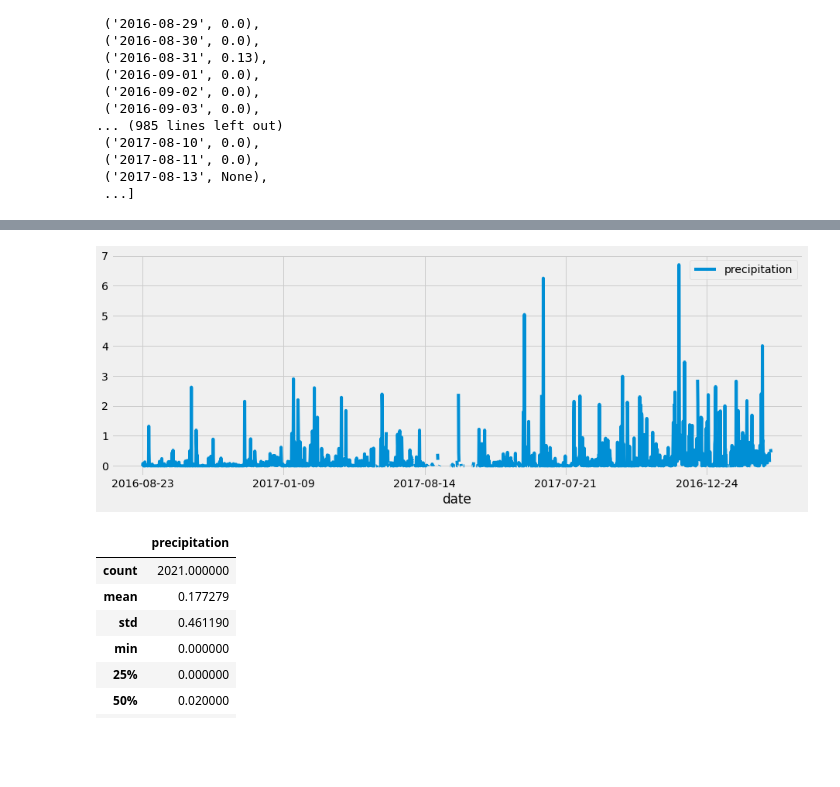
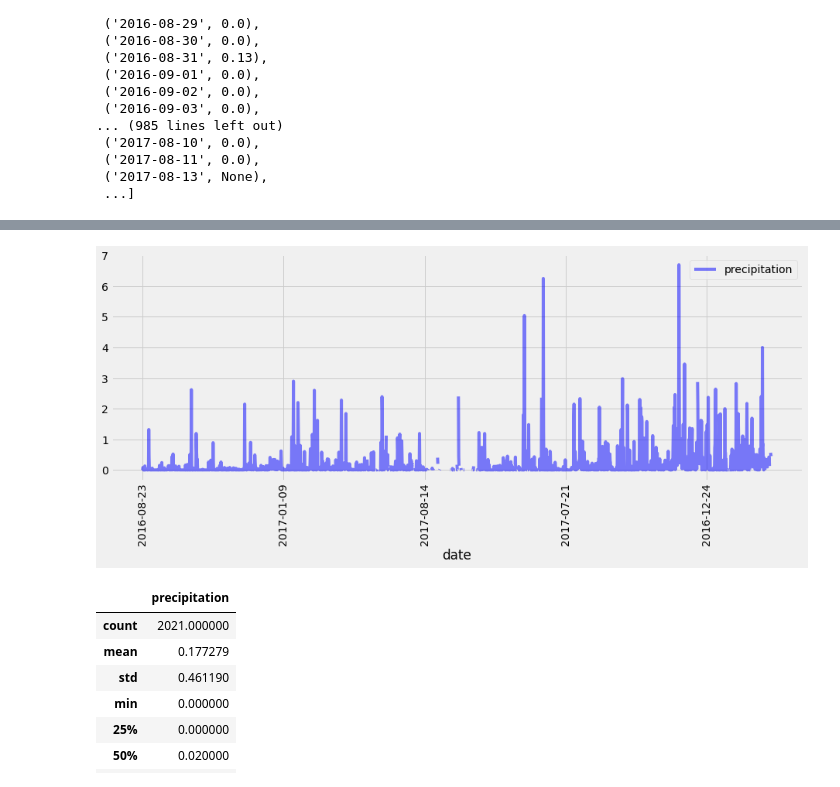
Before and after one commit to jfraz027/SQLalchemy-challenge, a Jupyter notebook: climate_starter.ipynb, the cells around one changed output, grey strips where cells are left out. Drawn from its saved outputs; the diff is of its cells as text; code cells hidden in the pictures; blank space fills up the shorter version.

```diff
--- a/climate_starter.ipynb
+++ b/climate_starter.ipynb
@@ -90,12 +99,12 @@ precipitation_data.set_index('date', inplace=True)
 # %%
 # Use Pandas Plotting with Matplotlib to plot the data
 
-fig, ax = plt.subplots(figsize = (13, 5) )
-precipitation_data.plot.line(ax = ax, x_compat = True ,)
+fig, ax = plt.subplots(figsize = (13, 6) )
+precipitation_data.plot.line(ax = ax, x_compat = True ,color= "blue", alpha=0.5, rot=90)
 plt.tight_layout()
 plt.show()
 # %% [output]
-[figure, old version]
+[figure, new version]
 # %%
 # Use Pandas to calcualte the summary statistics for the precipitation data
 precipitation_data.describe()
```
Also changed, not shown: parts of 3 cells of this notebook, 1 other file.
